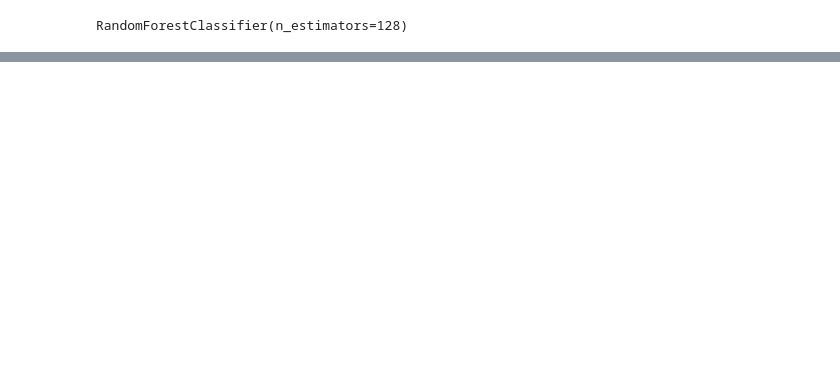
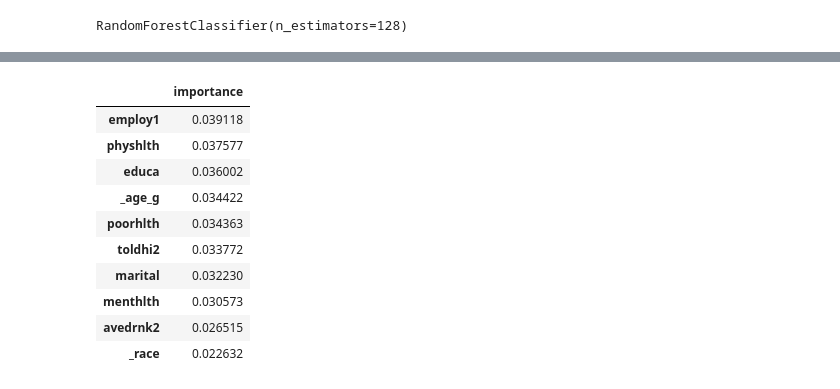
Before and after one commit to tbug-szoke/diabetes, a Jupyter notebook: 2015_EDA_ML.ipynb, the cells around one changed output, grey strips where cells are left out. Cells and saved outputs as stored; diff of their text form; code cells hidden in the pictures; blank space fills up the shorter version.

```diff
--- a/2015_EDA_ML.ipynb
+++ b/2015_EDA_ML.ipynb
@@ -344,0 +390,15 @@ weighted avg       0.83      0.86      0.83    145418
+# %%
+cut = importances[10:]
+cut
+# %% [output]
+|  | importance |
+| employ1 | 0.039118 |
+| physhlth | 0.037577 |
+| educa | 0.036002 |
+| _age_g | 0.034422 |
+| poorhlth | 0.034363 |
+| toldhi2 | 0.033772 |
+| marital | 0.032230 |
+| menthlth | 0.030573 |
+| avedrnk2 | 0.026515 |
+| _race | 0.022632 |
```
Also changed, not shown: parts of 23 cells of this notebook.
